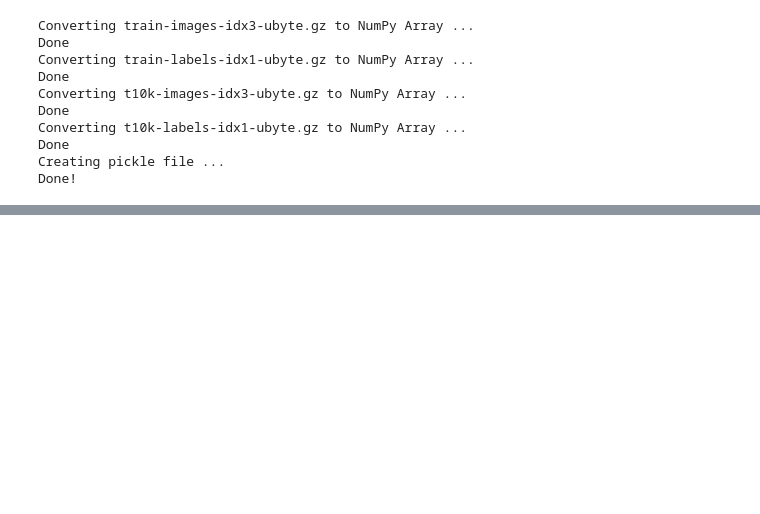
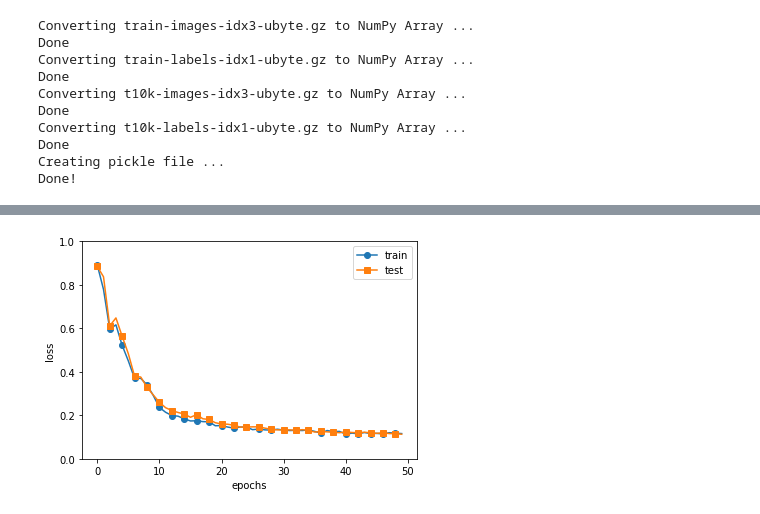
Before and after one commit to JustinKin/20215693QinJunyou, a Jupyter notebook: test.ipynb, the cells around one changed output, grey strips where cells are left out. Cells and saved outputs as stored; diff of their text form; code cells hidden in the pictures; blank space fills up the shorter version.

```diff
--- a/test.ipynb
+++ b/test.ipynb
@@ -592,3 +591,43 @@ class SimpleConvNet:
         for i, key in enumerate(['Conv1', 'Affine1', 'Affine2']):
             self.layers[key].W = self.params['W' + str(i+1)]
             self.layers[key].b = self.params['b' + str(i+1)]
+# %%
+'''
+------------------------------
+情形1 : 激活函数使用Sigmoid()
+隐藏层维度500，学习率0.005，这俩需要设置的比使用Relu要大，才能达到比较高的准确率（90.1）;
+小批量样本100；
+训练速度相对就慢；
+此处Dropout未介入；
+------------------------------
+'''
+# 读入数据
+(x_train, t_train), (x_test, t_test) = load_mnist(flatten=False)
+# 50轮
+max_epochs = 50
+# 初始化网络参数
+network = SimpleNet(input_size = 784, hidden_size=500, output_size=10, weight_init_std=0.01,
+                    activation = Sigmoid(), DropoutFlag = 0)
+# 训练参数，使用SGD优化
+trainer = Trainer(network, x_train, t_train, x_test, t_test,
+                  epochs=max_epochs, mini_batch_size=100,
+                  optimizer='SGD', optimizer_param={'lr': 0.005},
+                  evaluate_sample_num_per_epoch=1000)
+# 开始训练
+trainer.train()
+
+# 保存模型
+network.save_params("params_Sigmoid.pkl")
+print("Train Completed! Saved Network Parameters!")
+
+# 绘制训练loss曲线和测试loss曲线
+markers = {'train': 'o', 'test': 's'}
+x = np.arange(max_epochs)
+plt.plot(x, trainer.train_loss, marker='o', label='train', markevery=2)
+plt.plot(x, trainer.test_loss, marker='s', label='test', markevery=2)
+plt.xlabel("epochs")
+plt.ylabel("loss")
+plt.ylim(0, 1.0)
+plt.legend(loc='upper right')
+plt.show()
+# %% [output]
@@ -594,0 +651 @@ class SimpleConvNet:
+[figure, added]
```
Also changed, not shown: parts of 8 cells of this notebook, 3 other files.
